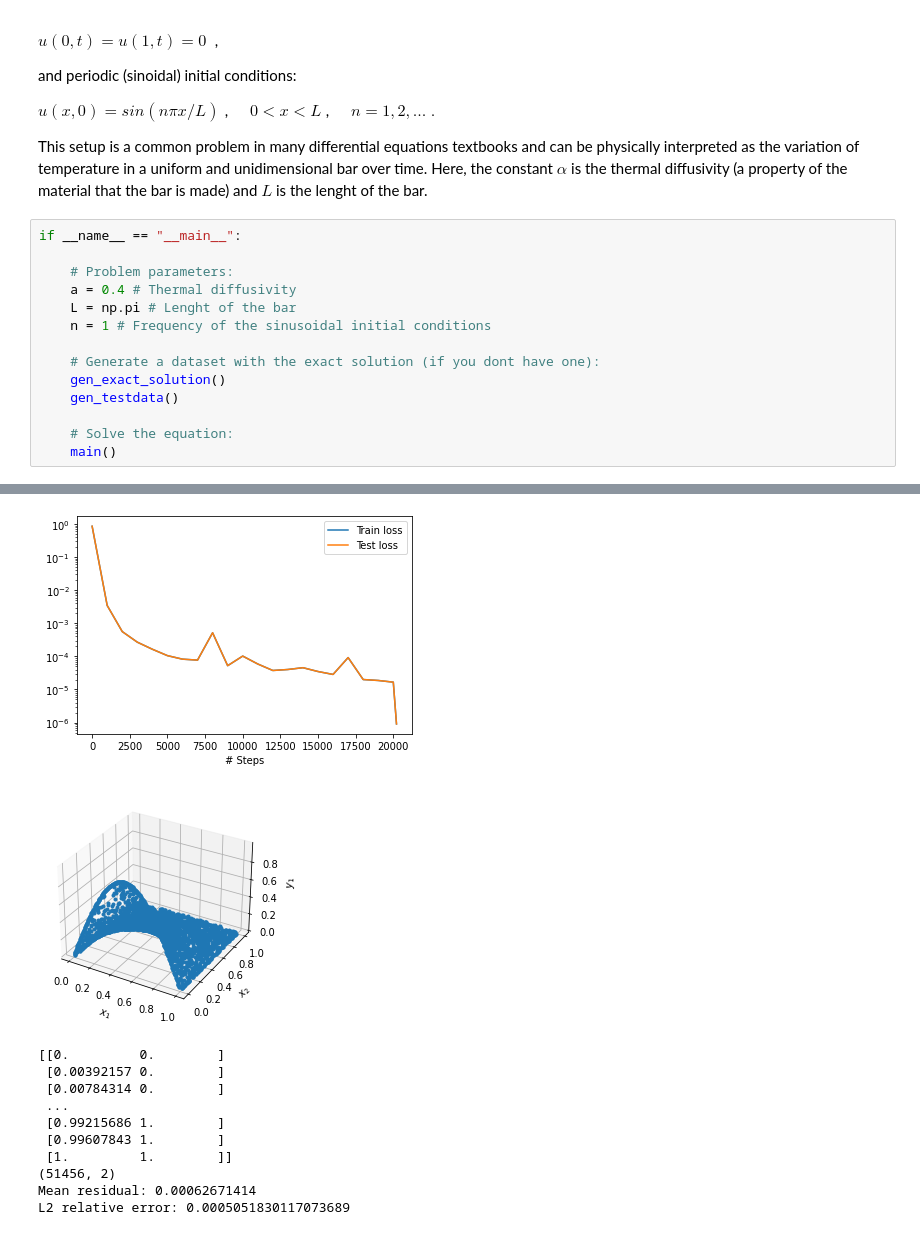
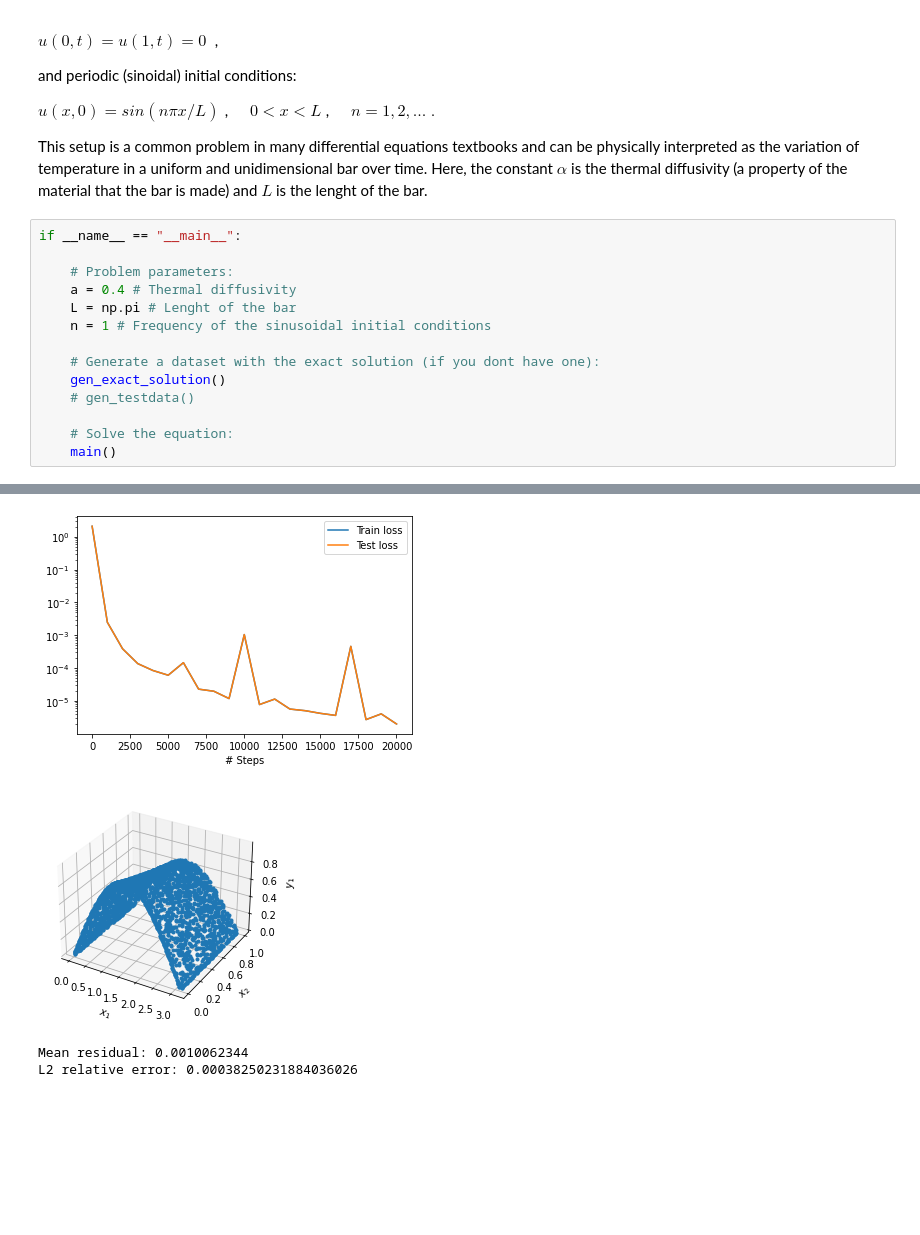
Before and after one commit to Saransh-cpp/LearningProjects, a Jupyter notebook: python/NNPDEs/heat_conduction.ipynb, the cells around one changed output, grey strips where cells are left out. Saved outputs shown, nothing was run; the diff lists cells and outputs as text; blank space fills up the shorter version.

```diff
--- a/python/NNPDEs/heat_conduction.ipynb
+++ b/python/NNPDEs/heat_conduction.ipynb
@@ -145,7 +143,7 @@ if __name__ == "__main__":
 
     # Generate a dataset with the exact solution (if you dont have one):
     gen_exact_solution()
-    gen_testdata()
+    # gen_testdata()
 
     # Solve the equation:
     main()
@@ -166,16 +164,8 @@ if __name__ == "__main__":
 
 Saving loss history to C:\Users\Saransh\Saransh_softwares\Learning Projects\python\NNPDEs\loss.dat ...
 Saving training data to C:\Users\Saransh\Saransh_softwares\Learning Projects\python\NNPDEs\train.dat ...
 Saving test data to C:\Users\Saransh\Saransh_softwares\Learning Projects\python\NNPDEs\test.dat ...
-[figure, old version]
+[figure, new version]
-[figure, old version]
+[figure, new version]
-[[0.         0.        ]
- [0.00392157 0.        ]
- [0.00784314 0.        ]
- ...
- [0.99215686 1.        ]
- [0.99607843 1.        ]
- [1.         1.        ]]
-(51456, 2)
-Mean residual: 0.00062671414
-L2 relative error: 0.0005051830117073689
+Mean residual: 0.0010062344
+L2 relative error: 0.00038250231884036026
```
Also changed, not shown: parts of 2 cells of this notebook, 4 other files.
